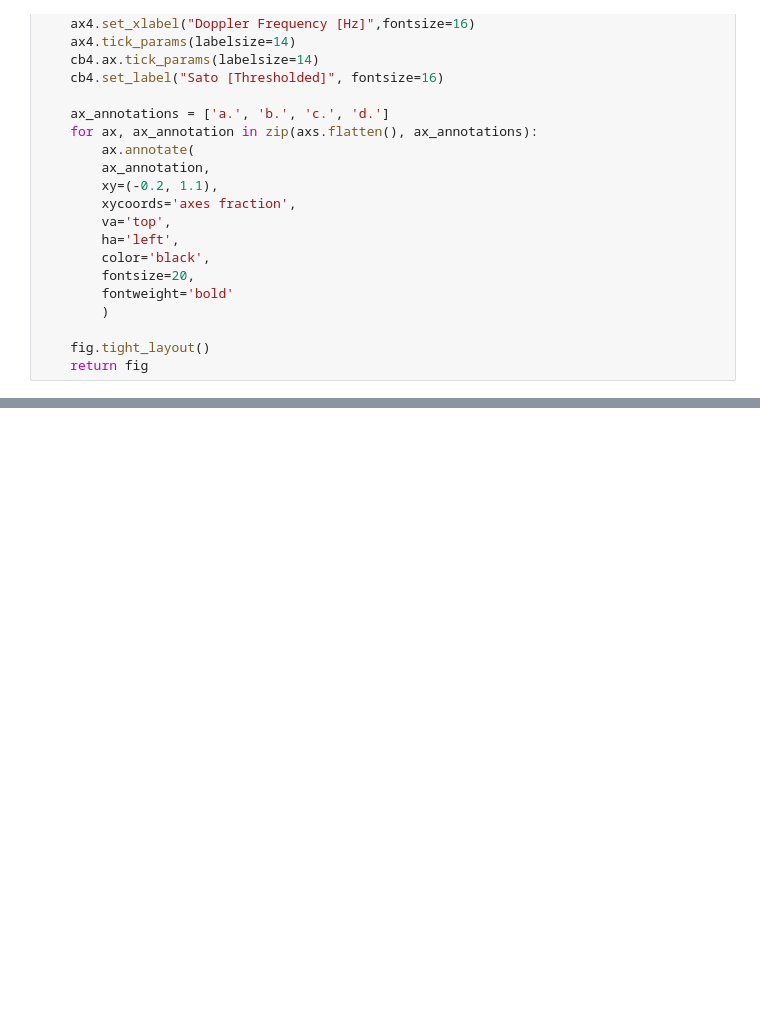
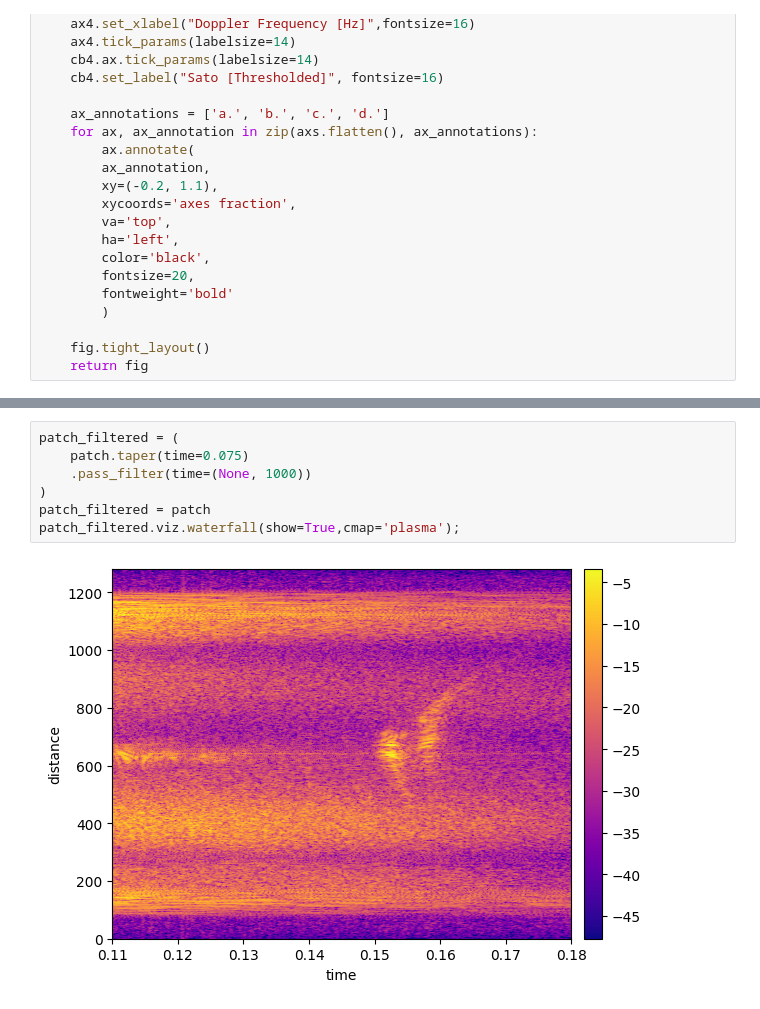
Before and after one commit to zsk4/DavidSpecularity, a Jupyter notebook: FigureS1/FigS1Test.ipynb, the cells around one changed output, grey strips where cells are left out. Drawn from its saved outputs; the diff is of its cells as text; blank space fills up the shorter version.

```diff
--- a/FigureS1/FigS1Test.ipynb
+++ b/FigureS1/FigS1Test.ipynb
@@ -503,0 +532,9 @@ fig.tight_layout()
+# %%
+patch_filtered = (
+    patch.taper(time=0.075)
+    .pass_filter(time=(None, 1000))
+)
+patch_filtered = patch
+patch_filtered.viz.waterfall(show=True,cmap='plasma');
+# %% [output]
+[figure, added]
```
Also changed, not shown: parts of 10 cells of this notebook, 2 other files.
